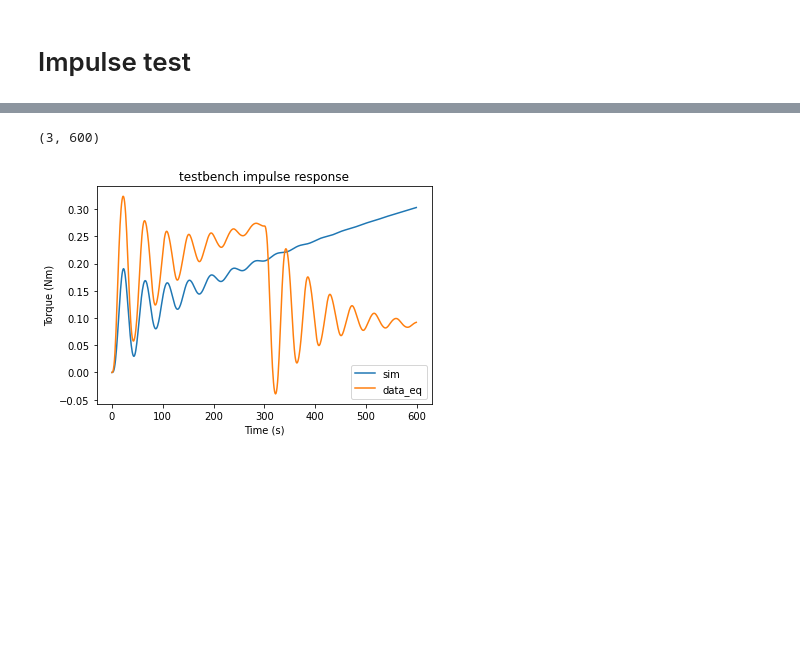
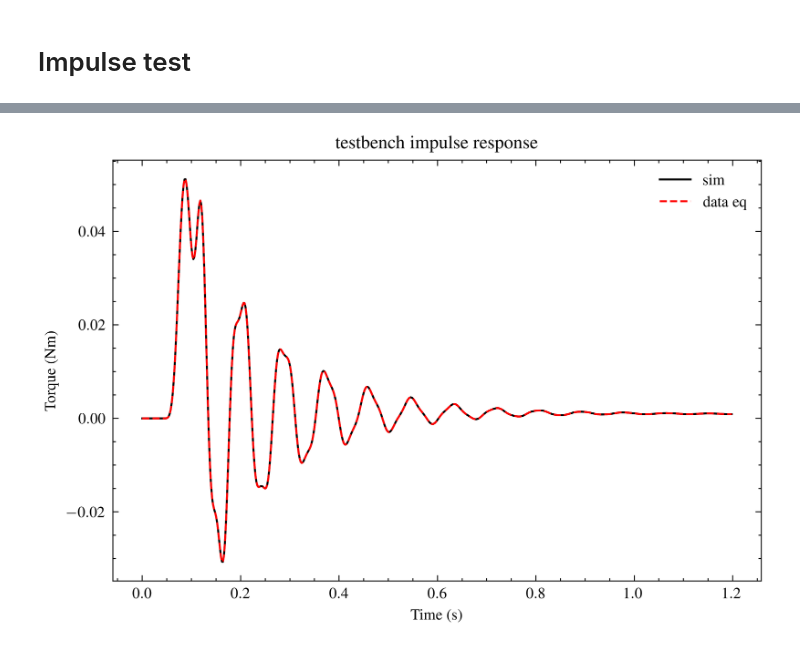
Before and after one commit to urho-h/torque_estimation_masters, a Jupyter notebook: notebooks/input_and_state_estimation_testbench.ipynb, the cells around one changed output, grey strips where cells are left out. Cells and saved outputs as stored; diff of their text form; code cells hidden in the pictures; blank space fills up the shorter version.

Commit message:
testbench model impulse load estimation

```diff
--- a/notebooks/input_and_state_estimation_testbench.ipynb
+++ b/notebooks/input_and_state_estimation_testbench.ipynb
@@ -7,6 +8,9 @@ import scipy.linalg as LA
 from scipy.signal import lsim, dlsim
 import opentorsion as ot
 import cvxpy as cp
+# %%
+plt.style.use(['science', 'ieee'])
+plt.rcParams["figure.figsize"] = (6,4)
 # %%
 def c2d(A, B, Ts):
     """
@@ -280,14 +253,26 @@ N = len(t)
 
 # Impulse load applied at node 0.
 impulse_ex = np.zeros((len(t), 2))
-impulse_ex[:,0] = 1
+ramp = np.arange(0, 0.5, 1/16)
+ramp2 = np.arange(0, 1, 1/8)
 
-dxout_imp, dyout_imp = sim(A_mat_d, B_mat_d, C_mat, impulse_ex.T, np.zeros((A_mat_d.shape[0], 1)))
-#dtout_imp, dyout_imp, dxout_imp = dlsim((A_mat_d, B_mat_d, C_mat, D_mat, d_t), impulse_ex, t=t)
-#O_test = O(A_mat_d, C_mat, n)
-G_test = gamma(A_mat_d, B_mat_d, C_mat, N)
+impulse_ex[22:30,0] = ramp
+impulse_ex[30,0] = 0.5
+impulse_ex[31:39,0] = ramp[::-1]
 
-impulse_ex_reshaped = np.reshape(impulse_ex.T, (-1, 1))
-y_hat = G_test @ impulse_ex_reshaped
-
-meases = np.hstack(np.vsplit(y_hat, N))
+impulse_ex[42:50,1] = ramp2
+impulse_ex[50,1] = 1
+impulse_ex[51:59,1] = ramp2[::-1]
+# %%
+O_test = O(A_mat_d, C_mat, N)
+G_test = gamma(A_mat_d, B_mat_d, C_mat, N)
+x0d = 0.0*np.ones(O_test.shape[1])
+
+dtout_imp, dyout_imp, dxout_imp = dlsim((A_mat_d, B_mat_d, C_mat, D_mat, d_t), impulse_ex, t=t, x0=x0d)
+
+impulse_ex_reshaped = impulse_ex.reshape(-1, 1)
+#impulse_ex_reshaped = np.vstack(np.vsplit(impulse_ex, N))
+x0 = 0.0*np.ones((O_test.shape[1],1))
+y_hat = O_test @ x0 + G_test @ impulse_ex_reshaped
+
+meases = np.hstack(np.vsplit(y_hat, N))
@@ -294,13 +287,10 @@ meases = np.hstack(np.vsplit(y_hat, N))
 # %%
-print(meases.shape)
-
-plt.plot(dyout_imp[-1,:], label='sim')
-plt.plot(meases[-1,:], label='data_eq')
+plt.plot(t, dyout_imp[:,-1], label='sim')
+plt.plot(t, meases[-1,:], label='data eq')
 plt.legend()
 plt.xlabel('Time (s)')
 plt.ylabel('Torque (Nm)')
 plt.title('testbench impulse response')
 plt.show()
 # %% [output]
-(3, 600)
-[figure, old version]
+[figure, new version]
```
Also changed, not shown: parts of 26 cells of this notebook.
